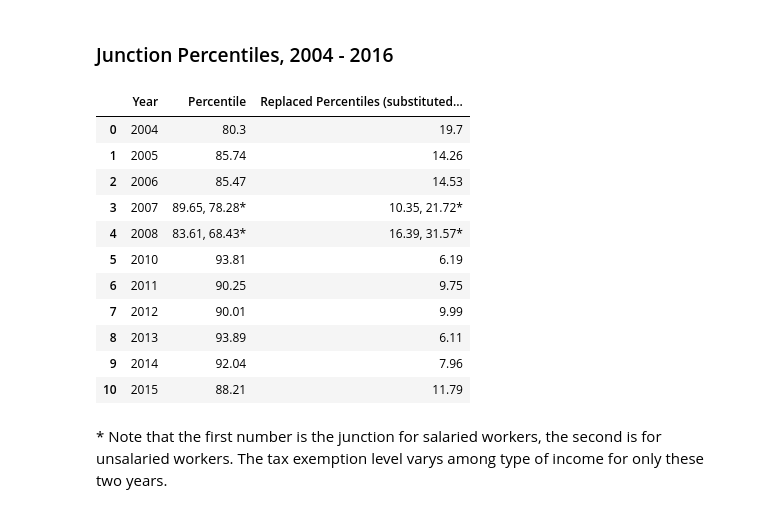
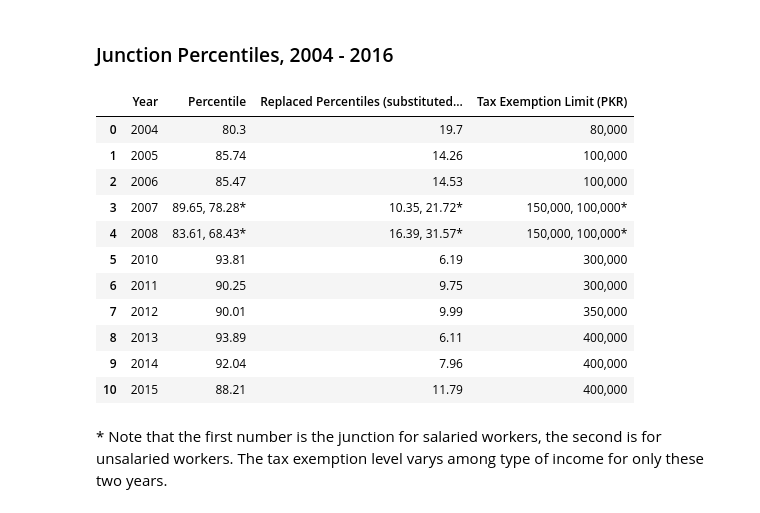
Before and after one commit to ali-aka-ahmed/DistributionalNationalAccounts-Pakistan, a Jupyter notebook: data_files/CombiningData.ipynb, the cells around one changed output. Cells and saved outputs as stored; diff of their text form; code cells hidden in the pictures.

```diff
--- a/data_files/CombiningData.ipynb
+++ b/data_files/CombiningData.ipynb
@@ -333,46 +333,59 @@ d = {
         str(round(percentiles_2004_05[i_2004_05]*100, 2)),
         str(round(percentiles_2005_06[i_2005_06]*100, 2)),
         str(round(percentiles_2006_07[i_2006_07]*100, 2)),
         str(round(percentiles_2007_08[i_2007_08_salaried]*100, 2)) + ", " + str(round(percentiles_2007_08[i_2007_08_nonsalaried]*100, 2)) + "*",
         str(round(percentiles_2008_09[i_2008_09_salaried]*100, 2)) + ", " + str(round(percentiles_2008_09[i_2008_09_nonsalaried]*100, 2)) + "*",
         str(round(percentiles_2010_11[i_2010_11]*100, 2)),
         str(round(percentiles_2011_12[i_2011_12]*100, 2)),
         str(round(percentiles_2012_13[i_2012_13]*100, 2)),
         str(round(percentiles_2013_14[i_2013_14]*100, 2)),
         str(round(percentiles_2014_15[i_2014_15]*100, 2)),
         str(round(percentiles_2015_16[i_2015_16]*100, 2))
     ],
     'Replaced Percentiles (substituted for tax data)': [
         str(round((1 - percentiles_2004_05[i_2004_05])*100, 2)),
         str(round((1 - percentiles_2005_06[i_2005_06])*100, 2)),
         str(round((1 - percentiles_2006_07[i_2006_07])*100, 2)),
         str(round((1 - percentiles_2007_08[i_2007_08_salaried])*100, 2)) + ", " + str(round((1 - percentiles_2007_08[i_2007_08_nonsalaried])*100, 2)) + "*",
         str(round((1 - percentiles_2008_09[i_2008_09_salaried])*100, 2)) + ", " + str(round((1 - percentiles_2008_09[i_2008_09_nonsalaried])*100, 2)) + "*",
         str(round((1 - percentiles_2010_11[i_2010_11])*100, 2)),
         str(round((1 - percentiles_2011_12[i_2011_12])*100, 2)),
         str(round((1 - percentiles_2012_13[i_2012_13])*100, 2)),
         str(round((1 - percentiles_2013_14[i_2013_14])*100, 2)),
         str(round((1 - percentiles_2014_15[i_2014_15])*100, 2)),
         str(round((1 - percentiles_2015_16[i_2015_16])*100, 2))
+    ],
+    'Tax Exemption Limit (PKR)': [
+        "80,000",
+        "100,000",
+        "100,000",
+        "150,000, 100,000*",
+        "150,000, 100,000*",
+        "300,000",
+        "300,000",
+        "350,000",
+        "400,000",
+        "400,000",
+        "400,000"
     ]
 }
 
 junction_percentiles = pd.DataFrame(data=d)
-junction_percentiles = junction_percentiles[["Year", "Percentile", "Replaced Percentiles (substituted for tax data)"]]
+junction_percentiles = junction_percentiles[["Year", "Percentile", "Replaced Percentiles (substituted for tax data)", "Tax Exemption Limit (PKR)"]]
 junction_percentiles
 # %% [output]
-|  | Year | Percentile | Replaced Percentiles (substituted... |
-| 0 | 2004 | 80.3 | 19.7 |
-| 1 | 2005 | 85.74 | 14.26 |
-| 2 | 2006 | 85.47 | 14.53 |
-| 3 | 2007 | 89.65, 78.28* | 10.35, 21.72* |
-| 4 | 2008 | 83.61, 68.43* | 16.39, 31.57* |
-| 5 | 2010 | 93.81 | 6.19 |
-| 6 | 2011 | 90.25 | 9.75 |
-| 7 | 2012 | 90.01 | 9.99 |
-| 8 | 2013 | 93.89 | 6.11 |
-| 9 | 2014 | 92.04 | 7.96 |
-| 10 | 2015 | 88.21 | 11.79 |
+|  | Year | Percentile | Replaced Percentiles (substituted... | Tax Exemption Limit (PKR) |
+| 0 | 2004 | 80.3 | 19.7 | 80,000 |
+| 1 | 2005 | 85.74 | 14.26 | 100,000 |
+| 2 | 2006 | 85.47 | 14.53 | 100,000 |
+| 3 | 2007 | 89.65, 78.28* | 10.35, 21.72* | 150,000, 100,000* |
+| 4 | 2008 | 83.61, 68.43* | 16.39, 31.57* | 150,000, 100,000* |
+| 5 | 2010 | 93.81 | 6.19 | 300,000 |
+| 6 | 2011 | 90.25 | 9.75 | 300,000 |
+| 7 | 2012 | 90.01 | 9.99 | 350,000 |
+| 8 | 2013 | 93.89 | 6.11 | 400,000 |
+| 9 | 2014 | 92.04 | 7.96 | 400,000 |
+| 10 | 2015 | 88.21 | 11.79 | 400,000 |
 # %% [markdown]
 \* Note that the first number is the junction for salaried workers, the second is for unsalaried workers. The tax exemption level varys among type of income for only these two years.
 # %% [markdown]
```
Also changed, not shown: parts of 37 cells of this notebook, 28 other files.
